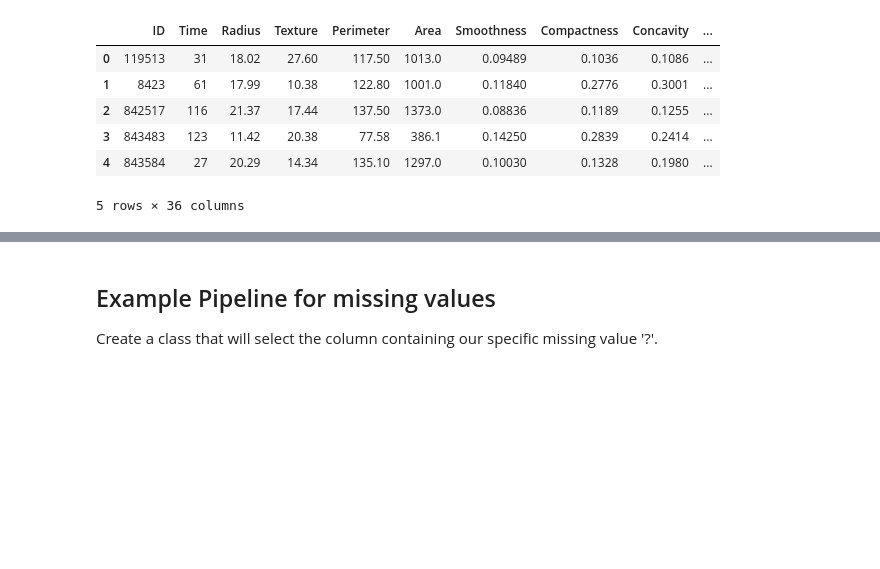
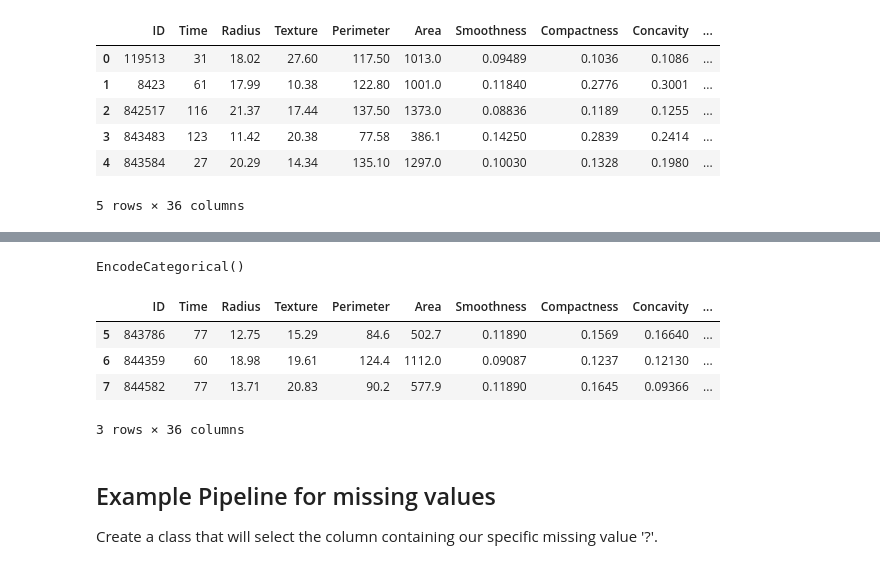
Before and after one commit to tifabi/100DaysOfMLCode, a Jupyter notebook: ML_Algorithms/Pipelines/Pipeline_Example.ipynb, the cells around one changed output, grey strips where cells are left out. Saved outputs shown, nothing was run; the diff lists cells and outputs as text; code cells hidden in the pictures; blank space fills up the shorter version.

```diff
--- a/ML_Algorithms/Pipelines/Pipeline_Example.ipynb
+++ b/ML_Algorithms/Pipelines/Pipeline_Example.ipynb
@@ -325,3 +369,22 @@ test.transform(bcSet).head()
+# %%
+# instantiate the class with categorical column name(s)
+test = EncodeCategorical()
+
+# fit returns class self
+test.fit(bcSet)
+# %% [output]
+EncodeCategorical()
+# %%
+# transform returns the dataframe with encoded categorical variables
+# notice that the 'Outcome' column has been encoded while the 'Lymph node status' column is left alone
+
+test.transform(bcSet)[5:8]
+# %% [output]
+|  | ID | Time | Radius | Texture | Perimeter | Area | Smoothness | Compactness | Concavity | ... |
+| 5 | 843786 | 77 | 12.75 | 15.29 | 84.6 | 502.7 | 0.11890 | 0.1569 | 0.16640 | ... |
+| 6 | 844359 | 60 | 18.98 | 19.61 | 124.4 | 1112.0 | 0.09087 | 0.1237 | 0.12130 | ... |
+| 7 | 844582 | 77 | 13.71 | 20.83 | 90.2 | 577.9 | 0.11890 | 0.1645 | 0.09366 | ... |
+3 rows × 36 columns
 # %% [markdown]
 ## Example Pipeline for missing values
 
```
Also changed, not shown: parts of 17 cells of this notebook.
